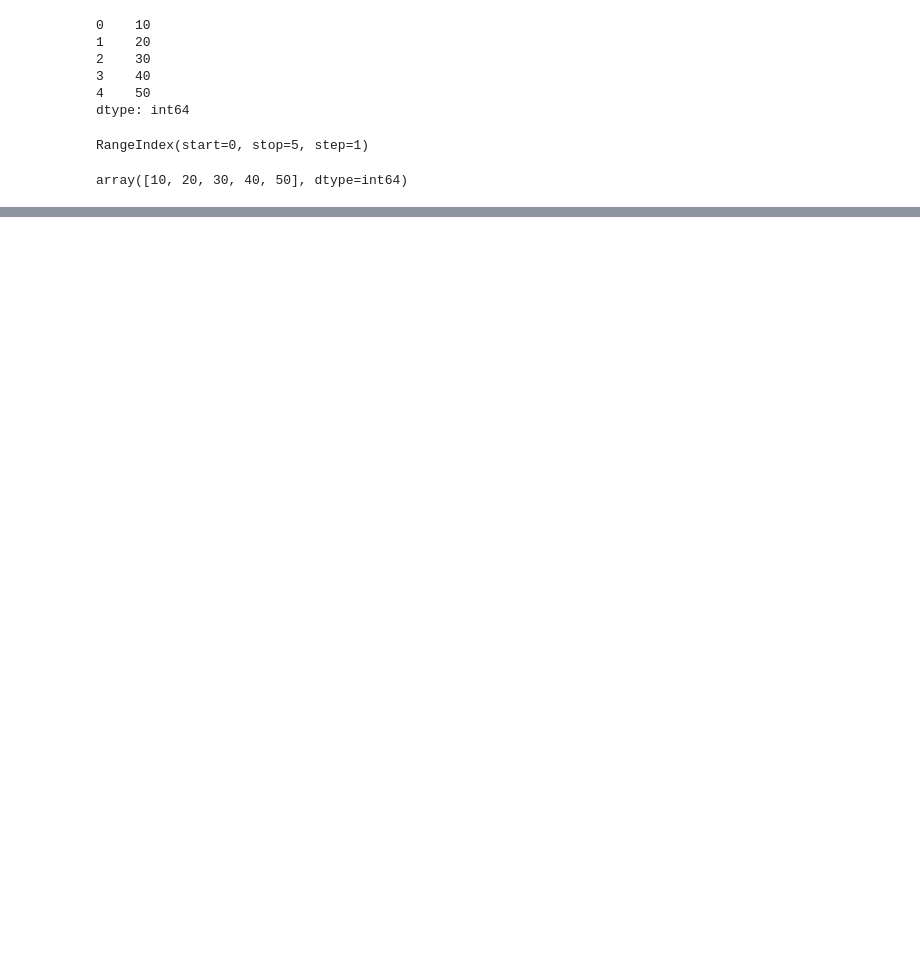
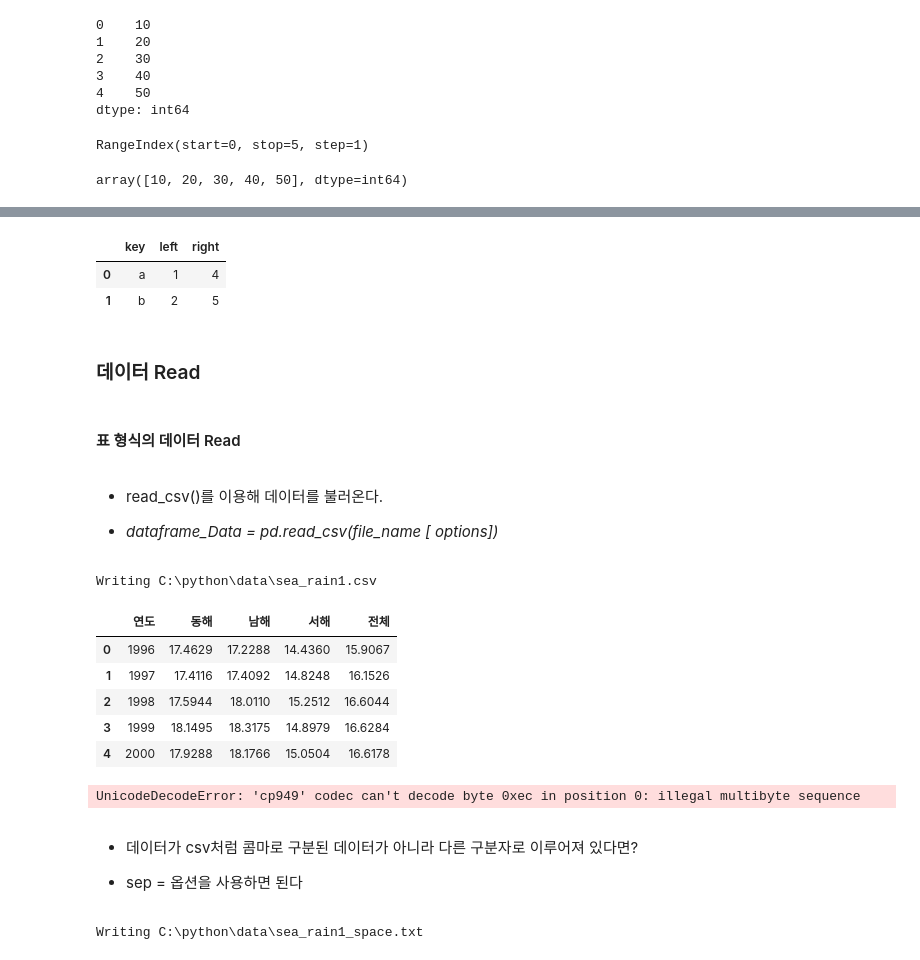
Before and after one commit to jeehoshin/python_newbie, a Jupyter notebook: chapter11_pandas.ipynb, the cells around one changed output, grey strips where cells are left out. Saved outputs shown, nothing was run; the diff lists cells and outputs as text; code cells hidden in the pictures; blank space fills up the shorter version.

```diff
--- a/chapter11_pandas.ipynb
+++ b/chapter11_pandas.ipynb
@@ -50,0 +739,53 @@ DatetimeIndex(['2019-01-01', '2019-01-02', '2019-01-03', '2019-01-04',
+# %%
+df_left.merge(df_right  how = 'inner'  on = 'key') #key를 기준으로 inner join하라
+# %% [output]
+|  | key | left | right |
+| 0 | a | 1 | 4 |
+| 1 | b | 2 | 5 |
+# %% [markdown]
+### 데이터 Read
+# %% [markdown]
+#### 표 형식의 데이터 Read
+# %% [markdown]
+-  read_csv()를 이용해 데이터를 불러온다.
+
+- *dataframe_Data = pd.read_csv(file_name [  options])*
+# %%
+%%writefile C:\python\data\sea_rain1.csv
+연도 동해 남해 서해 전체
+1996 17.4629 17.2288 14.436 15.9067
+1997 17.4116 17.4092 14.8248 16.1526
+1998 17.5944 18.011 15.2512 16.6044
+1999 18.1495 18.3175 14.8979 16.6284
+2000 17.9288 18.1766 15.0504 16.6178
+# %% [output]
+Writing C:\python\data\sea_rain1.csv
+# %%
+import pandas as pd
+
+pd.read_csv('C:\python\data\sea_rain1.csv'  encoding = 'utf-8')
+# %% [output]
+|  | 연도 | 동해 | 남해 | 서해 | 전체 |
+| 0 | 1996 | 17.4629 | 17.2288 | 14.4360 | 15.9067 |
+| 1 | 1997 | 17.4116 | 17.4092 | 14.8248 | 16.1526 |
+| 2 | 1998 | 17.5944 | 18.0110 | 15.2512 | 16.6044 |
+| 3 | 1999 | 18.1495 | 18.3175 | 14.8979 | 16.6284 |
+| 4 | 2000 | 17.9288 | 18.1766 | 15.0504 | 16.6178 |
+# %%
+pd.read_csv('C:\python\data\sea_rain1.csv'  encoding = 'cp949') #인코딩을 잘못 넣어주면 다음과 같이 에러 발생
+# %% [output]
+UnicodeDecodeError: 'cp949' codec can't decode byte 0xec in position 0: illegal multibyte sequence
+# %% [markdown]
+- 데이터가 csv처럼 콤마로 구분된 데이터가 아니라  다른 구분자로 이루어져 있다면?
+
+- sep = 옵션을 사용하면 된다
+# %%
+%%writefile C:\python\data\sea_rain1_space.txt
+연도 동해 남해 서해 전체
+1996 17.4629 17.2288 14.436 15.9067
+1997 17.4116 17.4092 14.8248 16.1526
+1998 17.5944 18.011 15.2512 16.6044
+1999 18.1495 18.3175 14.8979 16.6284
+2000 17.9288 18.1766 15.0504 16.6178
+# %% [output]
+Writing C:\python\data\sea_rain1_space.txt
```
Also changed, not shown: parts of 122 cells of this notebook, 1 other file.
